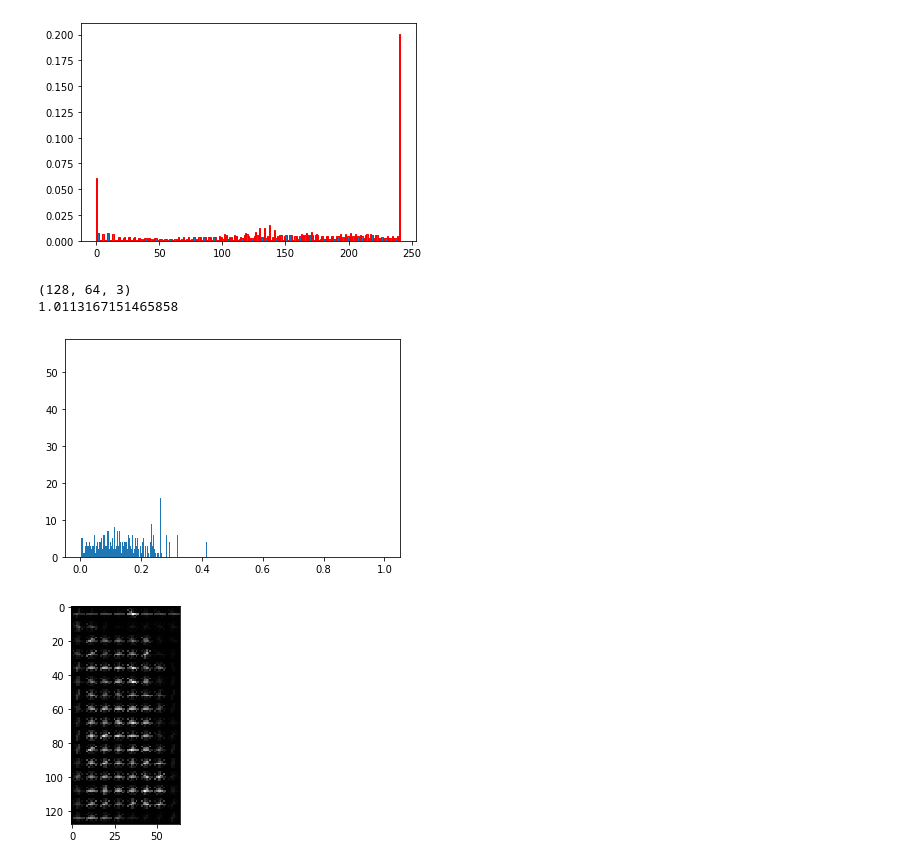
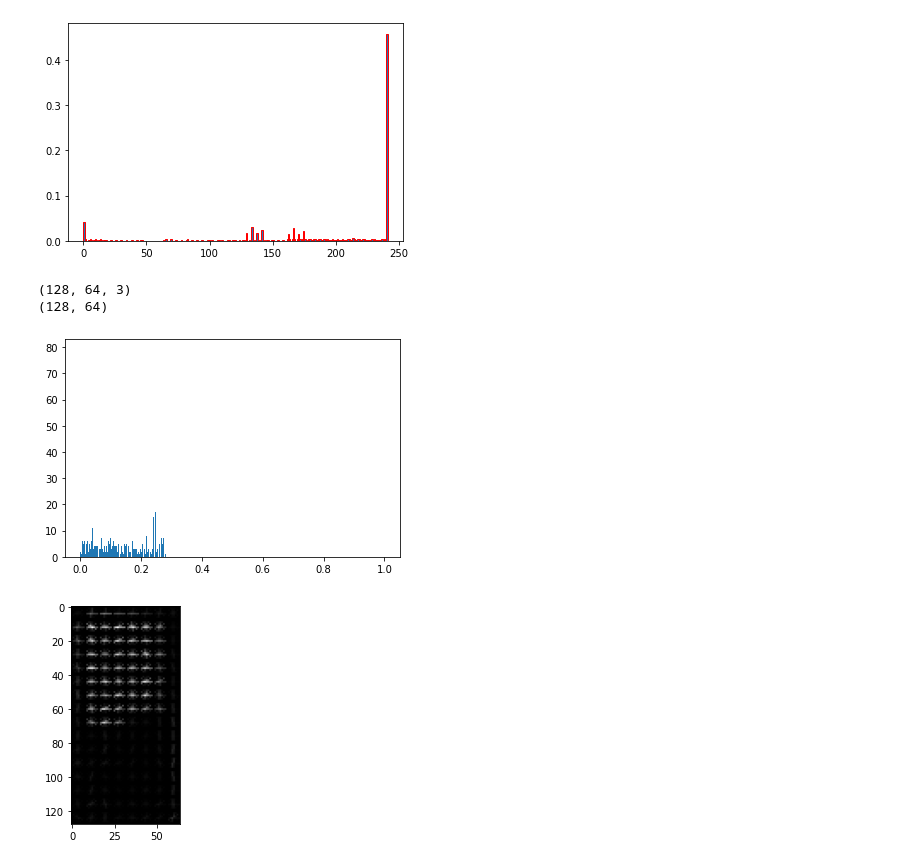
Before and after one commit to Raghad-Khaled/Handwriting-Based-Gender-Classification, a Jupyter notebook: Task1_Raghad.ipynb, the cells around one changed output. Cells and saved outputs as stored; diff of their text form; code cells hidden in the pictures.

```diff
--- a/Task1_Raghad.ipynb
+++ b/Task1_Raghad.ipynb
@@ -32,13 +32,13 @@ def showHist(hist,edges):
     ax.bar(edges[:-1], hist, width=np.diff(edges), edgecolor="red", align="edge")
     plt.show()
 # %%
-imagePath='HR.JPG'
+imagePath='text4.jpg'
 image = cv2.imread(imagePath)
 gray = cv2.cvtColor(image, cv2.COLOR_BGR2GRAY)
 hist,edges = LocalBinaryPatterns(gray)
 showHist(hist,edges)
 # %% [output]
-[figure, old version]
+[figure, new version]
 # %%
 #https://mulloverthings.com/how-do-you-extract-hog-features-in-python/
 def HistogramofOrientedGradients(image):
@@ -56,14 +56,14 @@ def HistogramofOrientedGradients(image):
 
     plt.imshow(hog_image, cmap="gray")
 # %%
-imagePath='HR.JPG'
+imagePath='text4.JPG'
 image = cv2.imread(imagePath)
 HistogramofOrientedGradients(image)
 # %% [output]
 (128, 64, 3)
-1.0113167151465858
+(128, 64)
-[figure, old version]
+[figure, new version]
-[figure, old version]
+[figure, new version]
 # %%
 N_RHO_BINS = 7
 N_ANGLE_BINS = 12
```
Also changed, not shown: parts of 1 cell of this notebook, 2 other files.
